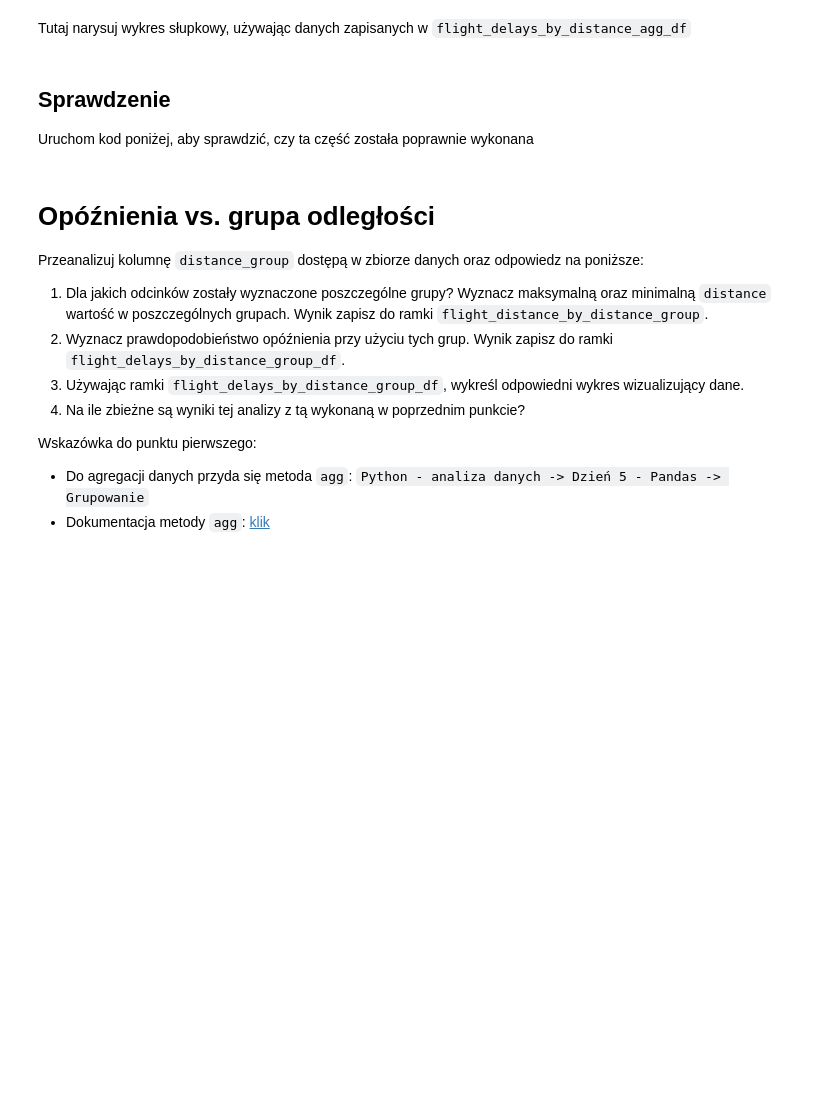
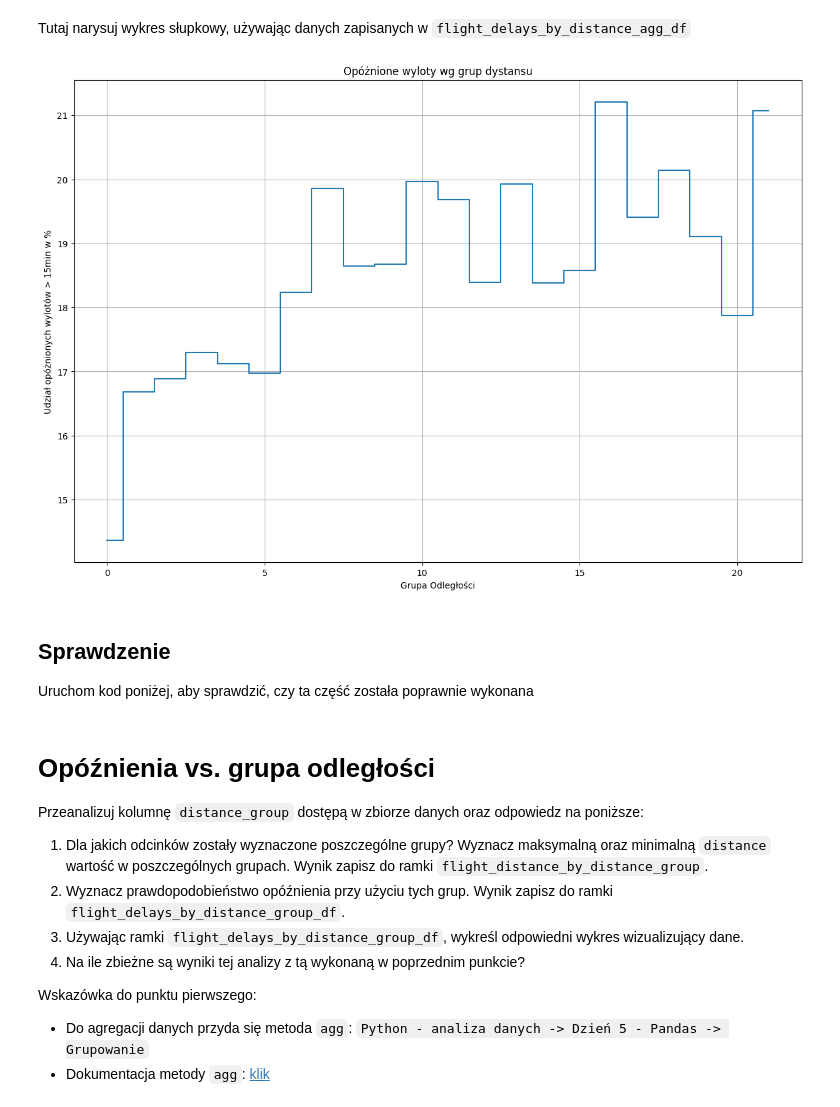
Before and after one commit to ZdzislawJanczak/FlightDelayAnalyzer, a Jupyter notebook: notebooks/04_Analiza_danych_01.ipynb, the cells around one changed output. Drawn from its saved outputs; the diff is of its cells as text; code cells hidden in the pictures; blank space fills up the shorter version.

```diff
--- a/notebooks/04_Analiza_danych_01.ipynb
+++ b/notebooks/04_Analiza_danych_01.ipynb
@@ -563,0 +486,20 @@ flight_delays_by_distance_agg_df
+# %%
+
+fight_distance_max = flight_df.distance.max().round(-2)
+fight_distance_min = flight_df.distance.min().round(-2)
+
+bins_len = 100
+flight_df["distance_agg"] = pd.cut(
+    flight_df.distance,
+    bins=range(
+        fight_distance_min,
+        fight_distance_max
+        + bins_len,
+        bins_len,
+    ),
+)
+
+agg_df = flight_df.groupby(["distance_agg"], as_index=False, observed=False).agg({
+    "is_delayed": ["sum", "count"]})
+agg_df["factor"] = (agg_df[('is_delayed', 'sum')] / agg_df[('is_delayed', 'count')]).round(5)
+flight_delays_by_distance_agg_df = agg_df[["distance_agg","factor"]].copy()
@@ -565,27 +528,22 @@ flight_delays_by_distance_agg_df
  Tutaj narysuj wykres słupkowy, używając danych zapisanych w `flight_delays_by_distance_agg_df`
 # %%
 plt.figure(figsize=(15, 10))
-x, y = [], []
-
-for index, row in flight_delays_by_distance_agg_df.iterrows():
-    x.append(row["distance_agg"].sort_index().to_string())
-    y.append(row["factor"] * 100)
 
 plt.plot(
-    x,  # flight_delays_sum_count.index
-    y,
+    flight_delays_by_distance_agg_df.index,
+    flight_delays_by_distance_agg_df["factor"] * 100,
     drawstyle="steps-mid",
-    label=("Procent opóżnionych odlotów"),
 )
 
+plt.xlabel("Grupa Odległości")
+# plt.xticks(flight_delays_by_distance_agg_df['distance_agg'].to_string())
+plt.ylabel("Udział opóżnionych wylotów > 15min w %")
+plt.title("Opóżnione wyloty wg grup dystansu")
 
-plt.xlabel("Dystans")
-plt.ylabel("Udział opóżnionych wylotów > 15min w %")
-plt.title("Odloty wg grup co 100 mil do lotniska docelowego")
-plt.legend()
 plt.grid(axis="both")
-
 plt.show()
+# %% [output]
+[figure, added]
 # %% [markdown]
  ## Sprawdzenie
  Uruchom kod poniżej, aby sprawdzić, czy ta część została poprawnie wykonana
```
Also changed, not shown: parts of 31 cells of this notebook, 1 other file.
